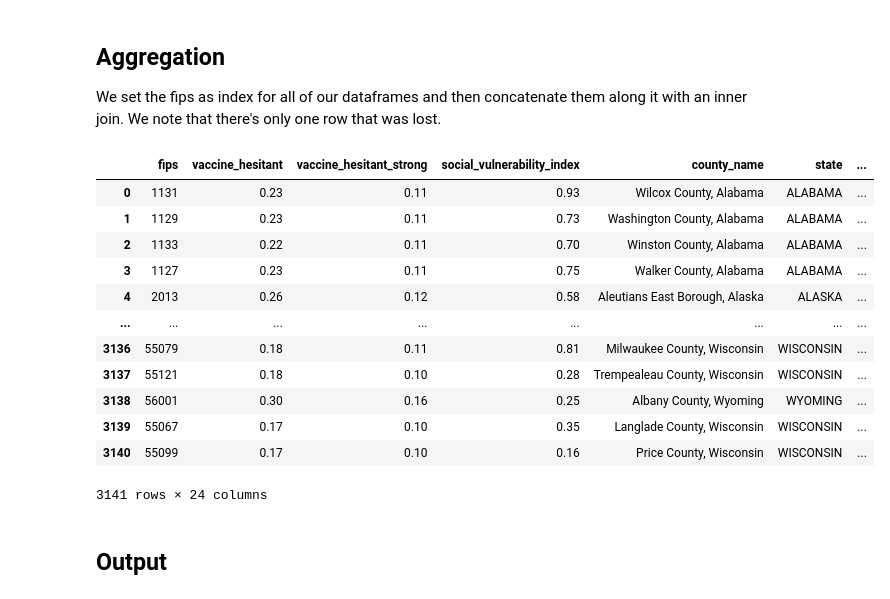
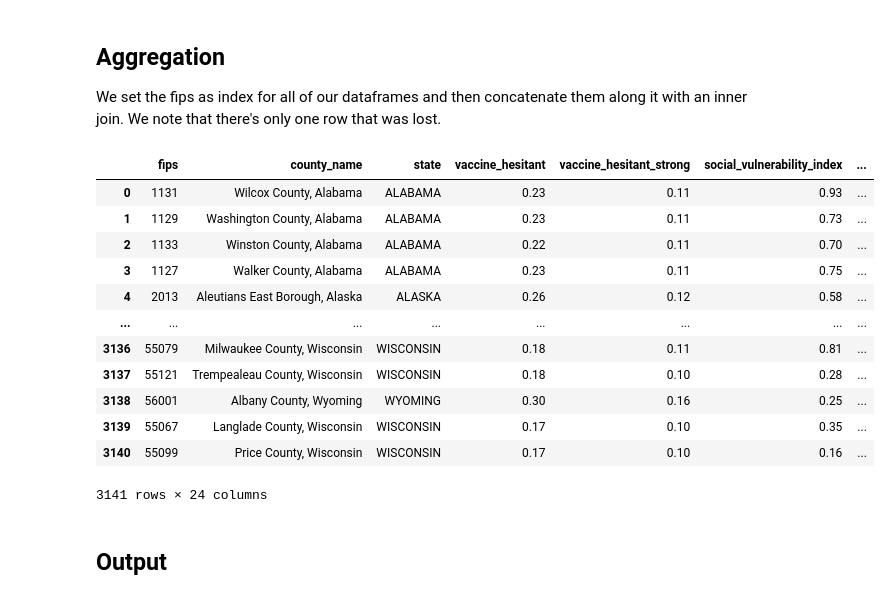
Before and after one commit to kuruparans/covid19-vaccine-hesitancy-analysis, a Jupyter notebook: data-cleaning.ipynb, the cells around one changed output. Saved outputs shown, nothing was run; the diff lists cells and outputs as text; code cells hidden in the pictures.

```diff
--- a/data-cleaning.ipynb
+++ b/data-cleaning.ipynb
@@ -10,5 +10,5 @@ The vaccine hesitancy dataset has values for multiple segments (ethnicity, socia
 # %%
 vaccine_hesitancy = pd.read_csv('datasets/raw/Vaccine_Hesitancy_for_COVID-19__County_and_local_estimates.csv').rename(columns = {'FIPS Code':'fips'})
-fips = vaccine_hesitancy[['fips']]
-fips
+county = vaccine_hesitancy[['fips', 'County Name', 'State']].rename(columns={'County Name': 'county_name', 'State': 'state'})
+county
 # %% [output]
@@ -50,4 +50,4 @@ ethnicity
 # %%
-social_vulnerability_index = vaccine_hesitancy[['fips', 'Social Vulnerability Index (SVI)', 'County Name', 'State']].rename(columns= {'Social Vulnerability Index (SVI)': 'social_vulnerability_index', 'County Name': 'county_name', 'State': 'state'})
+social_vulnerability_index = vaccine_hesitancy[['fips', 'Social Vulnerability Index (SVI)']].rename(columns= {'Social Vulnerability Index (SVI)': 'social_vulnerability_index'})
 social_vulnerability_index
 # %% [output]
@@ -268,23 +268,23 @@ religion
 ## Aggregation
 We set the fips as index for all of our dataframes and then concatenate them along it with an inner join. We note that there's only one row that was lost.
 # %%
-dfs = [df.set_index('fips') for df in [vaccine_hesitancy, social_vulnerability_index, ethnicity, natality, unemployment, geography, income, poverty, education]]
+dfs = [df.set_index('fips') for df in [county, vaccine_hesitancy, social_vulnerability_index, ethnicity, natality, unemployment, geography, income, poverty, education]]
 # TODO: add politics, natality after data cleaned
 df = pd.concat(dfs, axis=1, join='inner').reset_index()
 df
 # %% [output]
-|  | fips | vaccine_hesitant | vaccine_hesitant_strong | social_vulnerability_index | county_name | state | ... |
-| 0 | 1131 | 0.23 | 0.11 | 0.93 | Wilcox County, Alabama | ALABAMA | ... |
-| 1 | 1129 | 0.23 | 0.11 | 0.73 | Washington County, Alabama | ALABAMA | ... |
-| 2 | 1133 | 0.22 | 0.11 | 0.70 | Winston County, Alabama | ALABAMA | ... |
-| 3 | 1127 | 0.23 | 0.11 | 0.75 | Walker County, Alabama | ALABAMA | ... |
-| 4 | 2013 | 0.26 | 0.12 | 0.58 | Aleutians East Borough, Alaska | ALASKA | ... |
+|  | fips | county_name | state | vaccine_hesitant | vaccine_hesitant_strong | social_vulnerability_index | ... |
+| 0 | 1131 | Wilcox County, Alabama | ALABAMA | 0.23 | 0.11 | 0.93 | ... |
+| 1 | 1129 | Washington County, Alabama | ALABAMA | 0.23 | 0.11 | 0.73 | ... |
+| 2 | 1133 | Winston County, Alabama | ALABAMA | 0.22 | 0.11 | 0.70 | ... |
+| 3 | 1127 | Walker County, Alabama | ALABAMA | 0.23 | 0.11 | 0.75 | ... |
+| 4 | 2013 | Aleutians East Borough, Alaska | ALASKA | 0.26 | 0.12 | 0.58 | ... |
 | ... | ... | ... | ... | ... | ... | ... | ... |
-| 3136 | 55079 | 0.18 | 0.11 | 0.81 | Milwaukee County, Wisconsin | WISCONSIN | ... |
-| 3137 | 55121 | 0.18 | 0.10 | 0.28 | Trempealeau County, Wisconsin | WISCONSIN | ... |
-| 3138 | 56001 | 0.30 | 0.16 | 0.25 | Albany County, Wyoming | WYOMING | ... |
-| 3139 | 55067 | 0.17 | 0.10 | 0.35 | Langlade County, Wisconsin | WISCONSIN | ... |
-| 3140 | 55099 | 0.17 | 0.10 | 0.16 | Price County, Wisconsin | WISCONSIN | ... |
+| 3136 | 55079 | Milwaukee County, Wisconsin | WISCONSIN | 0.18 | 0.11 | 0.81 | ... |
+| 3137 | 55121 | Trempealeau County, Wisconsin | WISCONSIN | 0.18 | 0.10 | 0.28 | ... |
+| 3138 | 56001 | Albany County, Wyoming | WYOMING | 0.30 | 0.16 | 0.25 | ... |
+| 3139 | 55067 | Langlade County, Wisconsin | WISCONSIN | 0.17 | 0.10 | 0.35 | ... |
+| 3140 | 55099 | Price County, Wisconsin | WISCONSIN | 0.17 | 0.10 | 0.16 | ... |
 3141 rows × 24 columns
 # %% [markdown]
 ## Output
```
Also changed, not shown: parts of 4 cells of this notebook.
